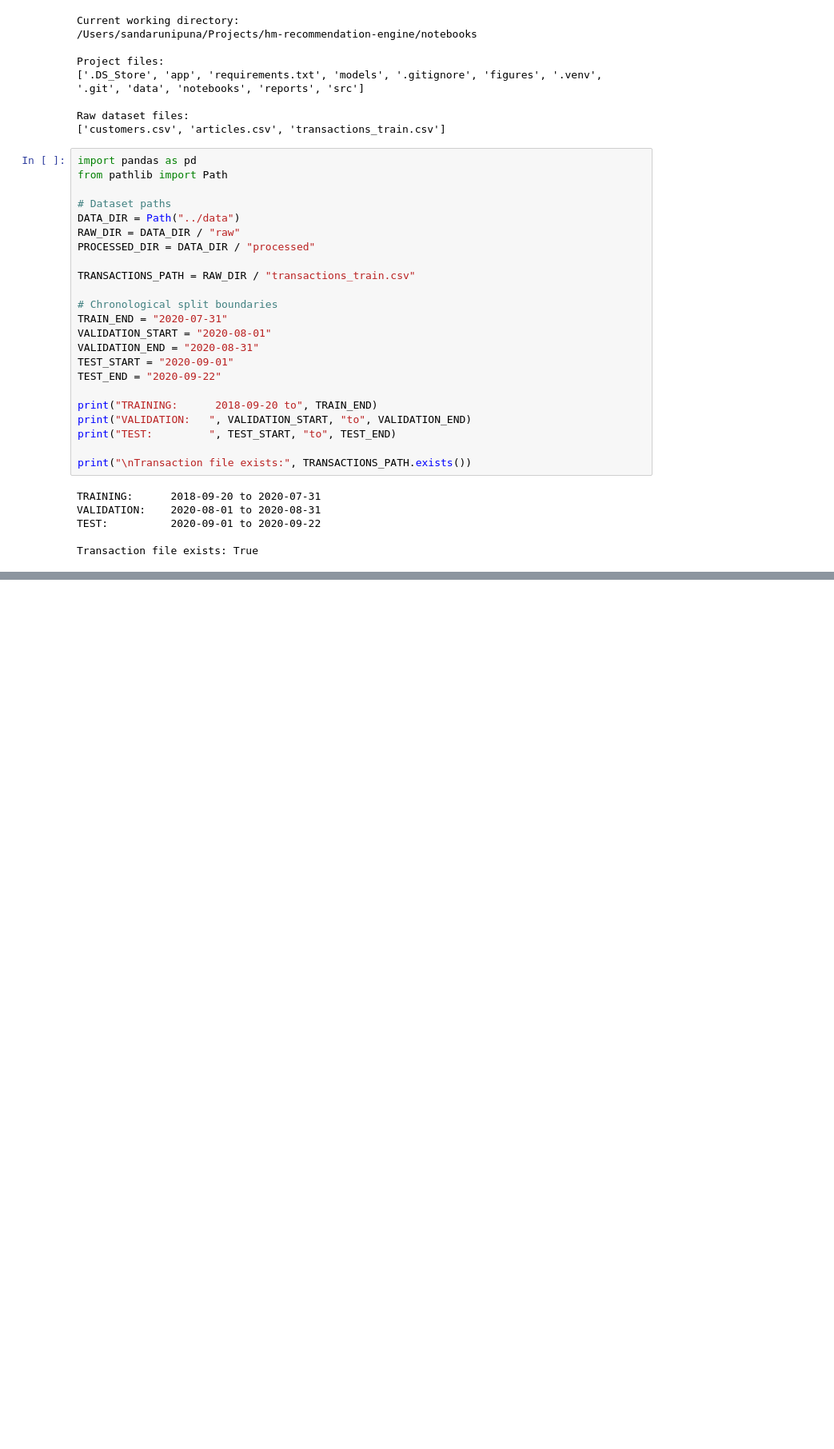
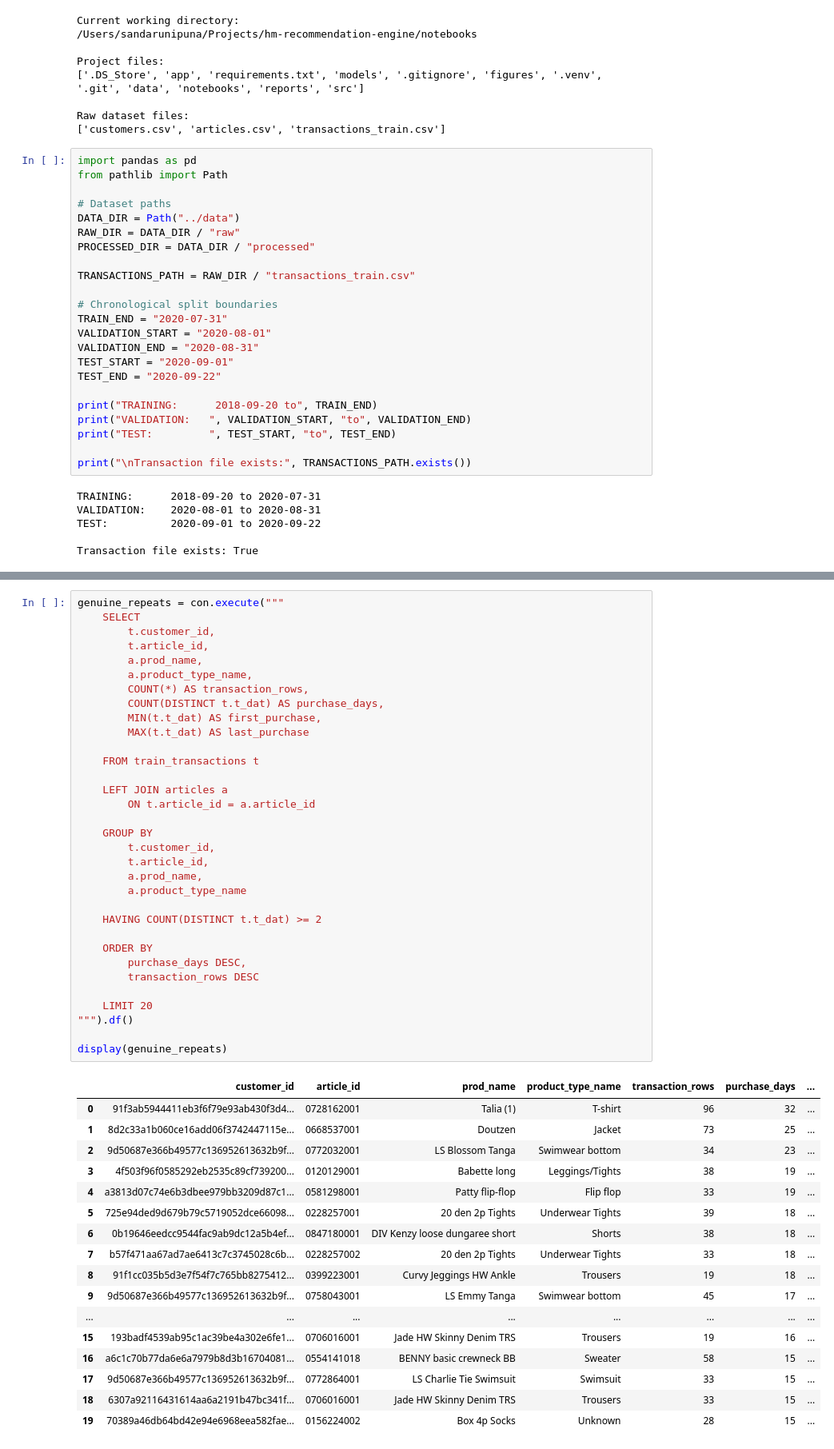
Before and after one commit to SandaruNipuna1/hm-recommendation-engine, a Jupyter notebook: notebooks/02_data_preparation.ipynb, the cells around one changed output, grey strips where cells are left out. Shown at 80% size. Drawn from its saved outputs; the diff is of its cells as text; blank space fills up the shorter version.

```diff
--- a/notebooks/02_data_preparation.ipynb
+++ b/notebooks/02_data_preparation.ipynb
@@ -49,0 +710,51 @@ Transaction file exists: True
+# %%
+genuine_repeats = con.execute("""
+    SELECT
+        t.customer_id,
+        t.article_id,
+        a.prod_name,
+        a.product_type_name,
+        COUNT(*) AS transaction_rows,
+        COUNT(DISTINCT t.t_dat) AS purchase_days,
+        MIN(t.t_dat) AS first_purchase,
+        MAX(t.t_dat) AS last_purchase
+
+    FROM train_transactions t
+
+    LEFT JOIN articles a
+        ON t.article_id = a.article_id
+
+    GROUP BY
+        t.customer_id,
+        t.article_id,
+        a.prod_name,
+        a.product_type_name
+
+    HAVING COUNT(DISTINCT t.t_dat) >= 2
+
+    ORDER BY
+        purchase_days DESC,
+        transaction_rows DESC
+
+    LIMIT 20
+""").df()
+
+display(genuine_repeats)
+# %% [output]
+|  | customer_id | article_id | prod_name | product_type_name | transaction_rows | purchase_days | ... |
+| 0 | 91f3ab5944411eb3f6f79e93ab430f3d4... | 0728162001 | Talia (1) | T-shirt | 96 | 32 | ... |
+| 1 | 8d2c33a1b060ce16add06f3742447115e... | 0668537001 | Doutzen | Jacket | 73 | 25 | ... |
+| 2 | 9d50687e366b49577c136952613632b9f... | 0772032001 | LS Blossom Tanga | Swimwear bottom | 34 | 23 | ... |
+| 3 | 4f503f96f0585292eb2535c89cf739200... | 0120129001 | Babette long | Leggings/Tights | 38 | 19 | ... |
+| 4 | a3813d07c74e6b3dbee979bb3209d87c1... | 0581298001 | Patty flip-flop | Flip flop | 33 | 19 | ... |
+| 5 | 725e94ded9d679b79c5719052dce66098... | 0228257001 | 20 den 2p Tights | Underwear Tights | 39 | 18 | ... |
+| 6 | 0b19646eedcc9544fac9ab9dc12a5b4ef... | 0847180001 | DIV Kenzy loose dungaree short | Shorts | 38 | 18 | ... |
+| 7 | b57f471aa67ad7ae6413c7c3745028c6b... | 0228257002 | 20 den 2p Tights | Underwear Tights | 33 | 18 | ... |
+| 8 | 91f1cc035b5d3e7f54f7c765bb8275412... | 0399223001 | Curvy Jeggings HW Ankle | Trousers | 19 | 18 | ... |
+| 9 | 9d50687e366b49577c136952613632b9f... | 0758043001 | LS Emmy Tanga | Swimwear bottom | 45 | 17 | ... |
+| ... | ... | ... | ... | ... | ... | ... | ... |
+| 15 | 193badf4539ab95c1ac39be4a302e6fe1... | 0706016001 | Jade HW Skinny Denim TRS | Trousers | 19 | 16 | ... |
+| 16 | a6c1c70b77da6e6a7979b8d3b16704081... | 0554141018 | BENNY basic crewneck BB | Sweater | 58 | 15 | ... |
+| 17 | 9d50687e366b49577c136952613632b9f... | 0772864001 | LS Charlie Tie Swimsuit | Swimsuit | 33 | 15 | ... |
+| 18 | 6307a92116431614aa6a2191b47bc341f... | 0706016001 | Jade HW Skinny Denim TRS | Trousers | 33 | 15 | ... |
+| 19 | 70389a46db64bd42e94e6968eea582fae... | 0156224002 | Box 4p Socks | Unknown | 28 | 15 | ... |
```
Also changed, not shown: parts of 50 cells of this notebook.
